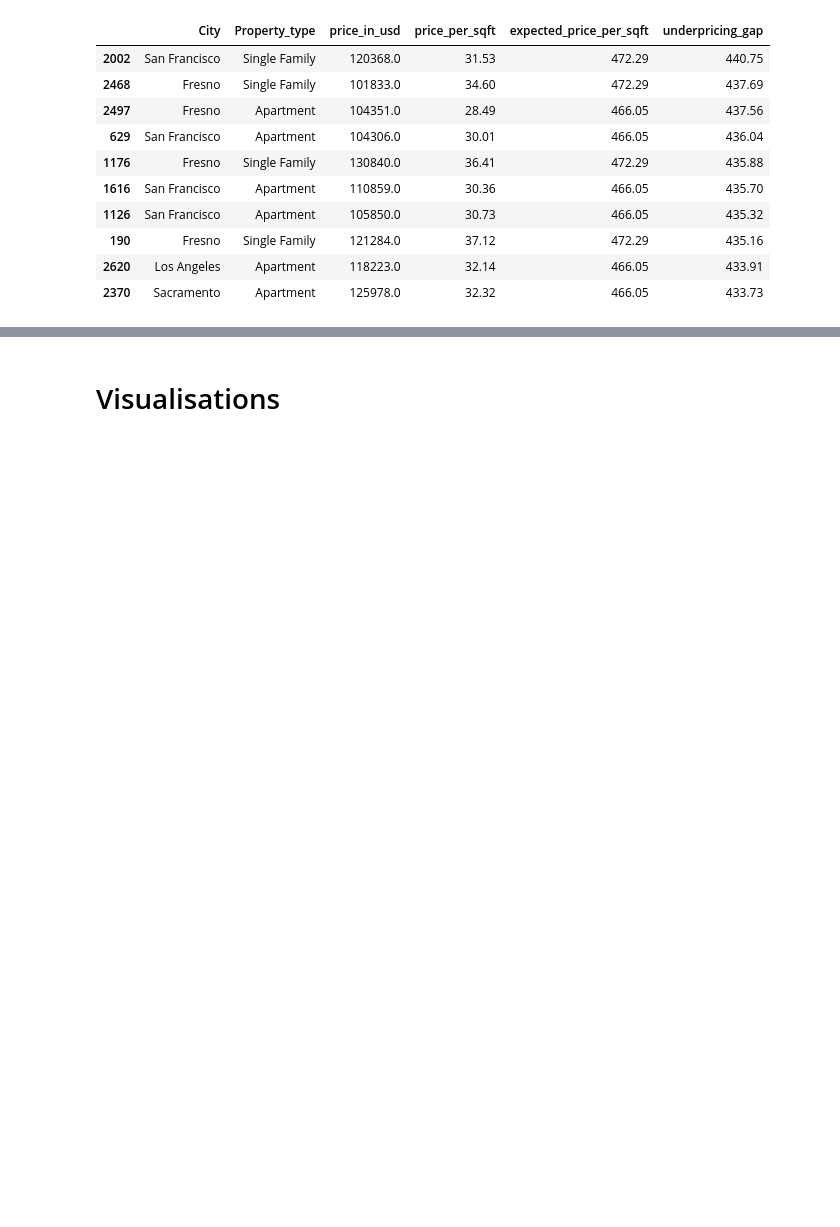
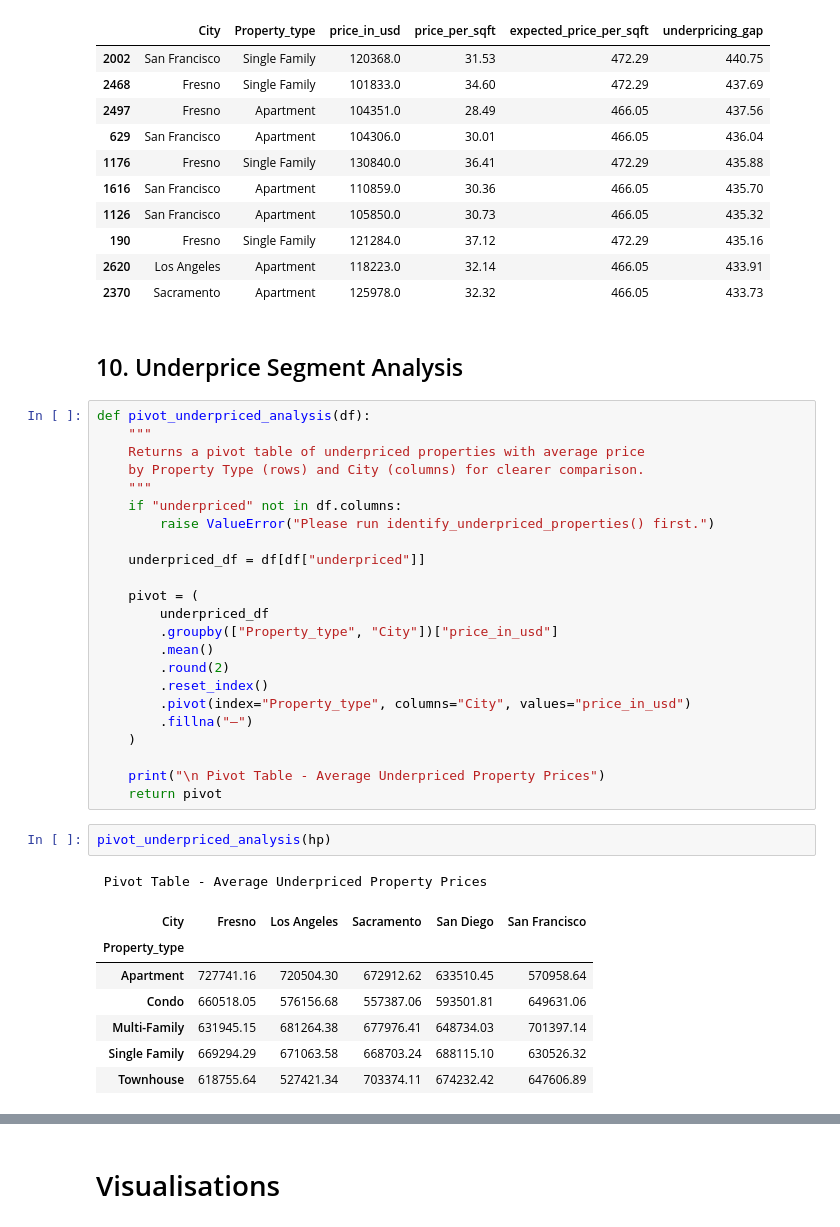
Before and after one commit to pakkapol-s/House-Price-Project, a Jupyter notebook: built-to-sell-ml-for-house-status.ipynb, the cells around one changed output, grey strips where cells are left out. Drawn from its saved outputs; the diff is of its cells as text; blank space fills up the shorter version.

```diff
--- a/built-to-sell-ml-for-house-status.ipynb
+++ b/built-to-sell-ml-for-house-status.ipynb
@@ -709,3 +761,39 @@ Total underpriced properties: 1913
 | 190 | Fresno | Single Family | 121284.0 | 37.12 | 472.29 | 435.16 |
 | 2620 | Los Angeles | Apartment | 118223.0 | 32.14 | 466.05 | 433.91 |
 | 2370 | Sacramento | Apartment | 125978.0 | 32.32 | 466.05 | 433.73 |
+# %% [markdown]
+## 10. Underprice Segment Analysis
+# %%
+def pivot_underpriced_analysis(df):
+    """
+    Returns a pivot table of underpriced properties with average price
+    by Property Type (rows) and City (columns) for clearer comparison.
+    """
+    if "underpriced" not in df.columns:
+        raise ValueError("Please run identify_underpriced_properties() first.")
+
+    underpriced_df = df[df["underpriced"]]
+
+    pivot = (
+        underpriced_df
+        .groupby(["Property_type", "City"])["price_in_usd"]
+        .mean()
+        .round(2)
+        .reset_index()
+        .pivot(index="Property_type", columns="City", values="price_in_usd")
+        .fillna("—")
+    )
+
+    print("\n Pivot Table - Average Underpriced Property Prices")
+    return pivot
+# %%
+pivot_underpriced_analysis(hp)
+# %% [output]
+ Pivot Table - Average Underpriced Property Prices
+| City | Fresno | Los Angeles | Sacramento | San Diego | San Francisco |
+| Property_type |  |  |  |  |  |
+| Apartment | 727741.16 | 720504.30 | 672912.62 | 633510.45 | 570958.64 |
+| Condo | 660518.05 | 576156.68 | 557387.06 | 593501.81 | 649631.06 |
+| Multi-Family | 631945.15 | 681264.38 | 677976.41 | 648734.03 | 701397.14 |
+| Single Family | 669294.29 | 671063.58 | 668703.24 | 688115.10 | 630526.32 |
+| Townhouse | 618755.64 | 527421.34 | 703374.11 | 674232.42 | 647606.89 |
```
Also changed, not shown: parts of 17 cells of this notebook, 11 other files.
